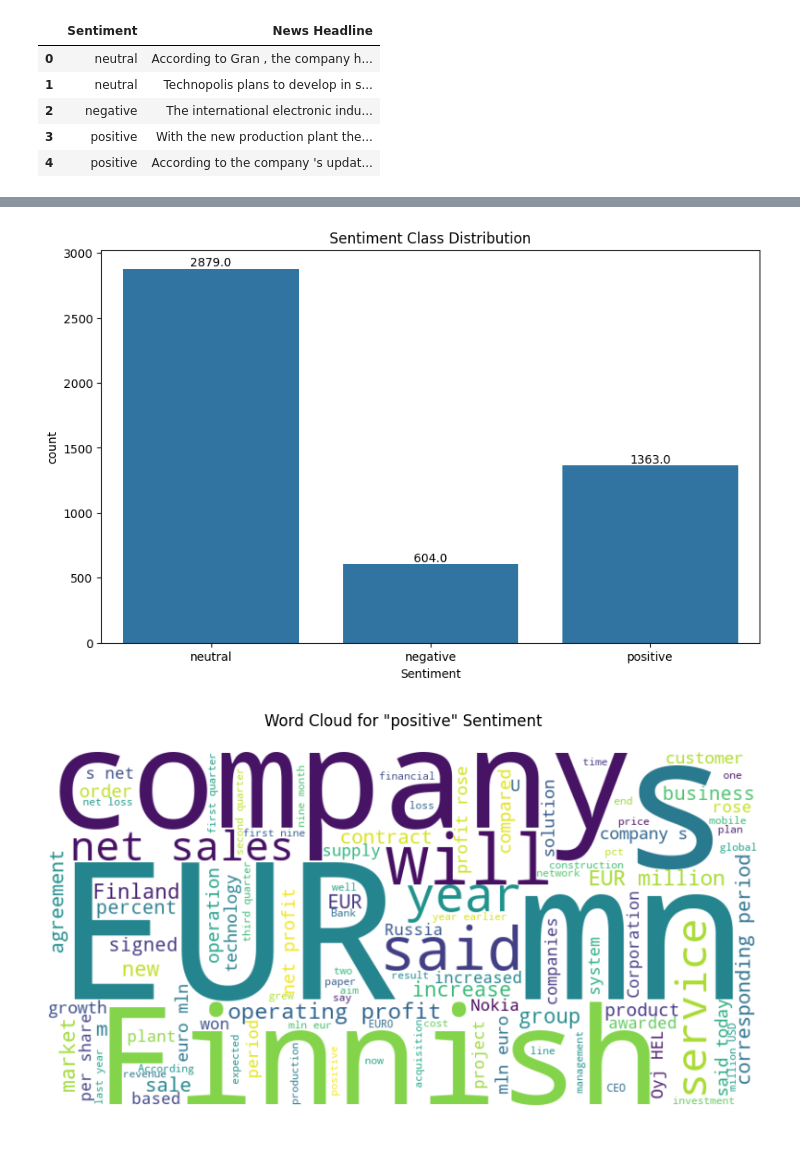
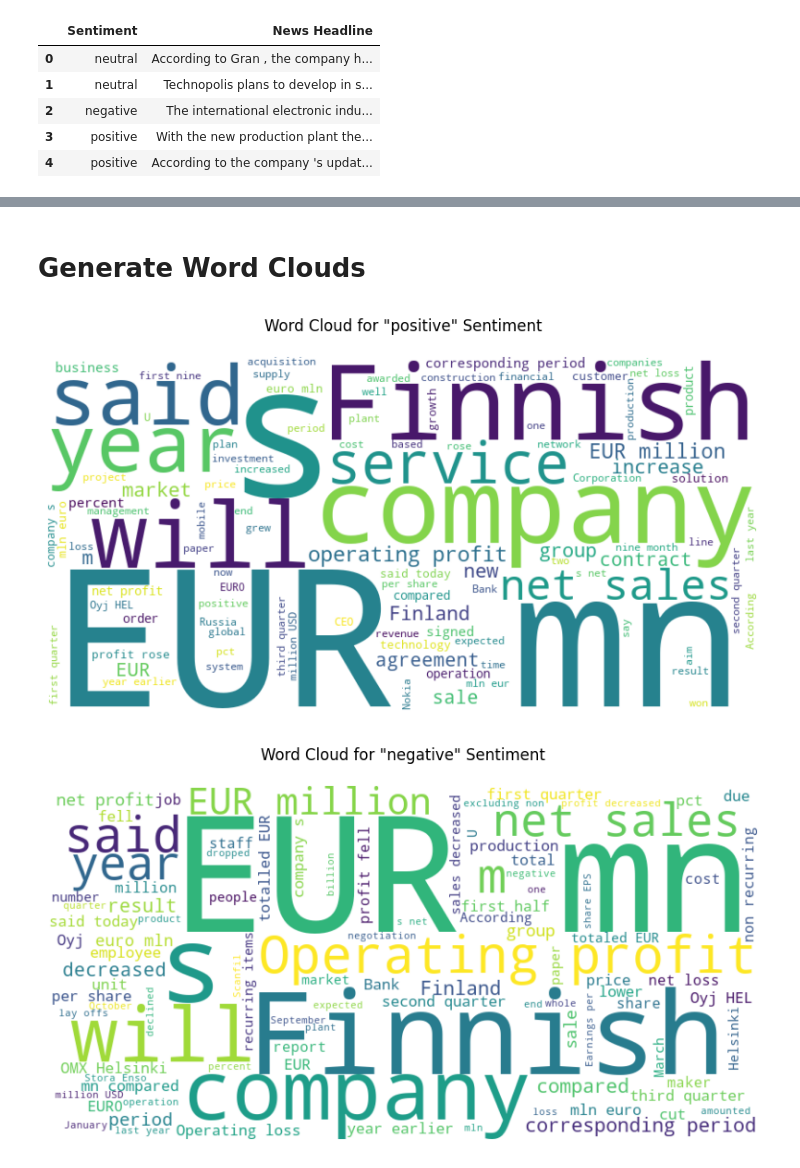
Before and after one commit to kchan139/ml-course-shibainu, a Jupyter notebook: notebooks/assignment_1/exploration.ipynb, the cells around one changed output, grey strips where cells are left out. Cells and saved outputs as stored; diff of their text form; code cells hidden in the pictures.

```diff
--- a/notebooks/assignment_1/exploration.ipynb
+++ b/notebooks/assignment_1/exploration.ipynb
@@ -43,17 +48,11 @@ df.head()
+# %% [markdown]
+# Generate Word Clouds
 # %%
-visualizer = Visualizer()
-
-visualizer.plot_class_distribution(df)
-
 visualizer.generate_word_cloud(df, 'positive')
 
 visualizer.generate_word_cloud(df, 'negative')
 
 visualizer.generate_word_cloud(df, 'neutral')
-
-visualizer.plot_text_length_distribution(df)
-
-visualizer.plot_top_ngrams(df)
 # %% [output]
-[figure, old version]
+[figure, new version]
-[figure, old version]
+[figure, new version]
```
Also changed, not shown: parts of 11 cells of this notebook, 1 other file.
